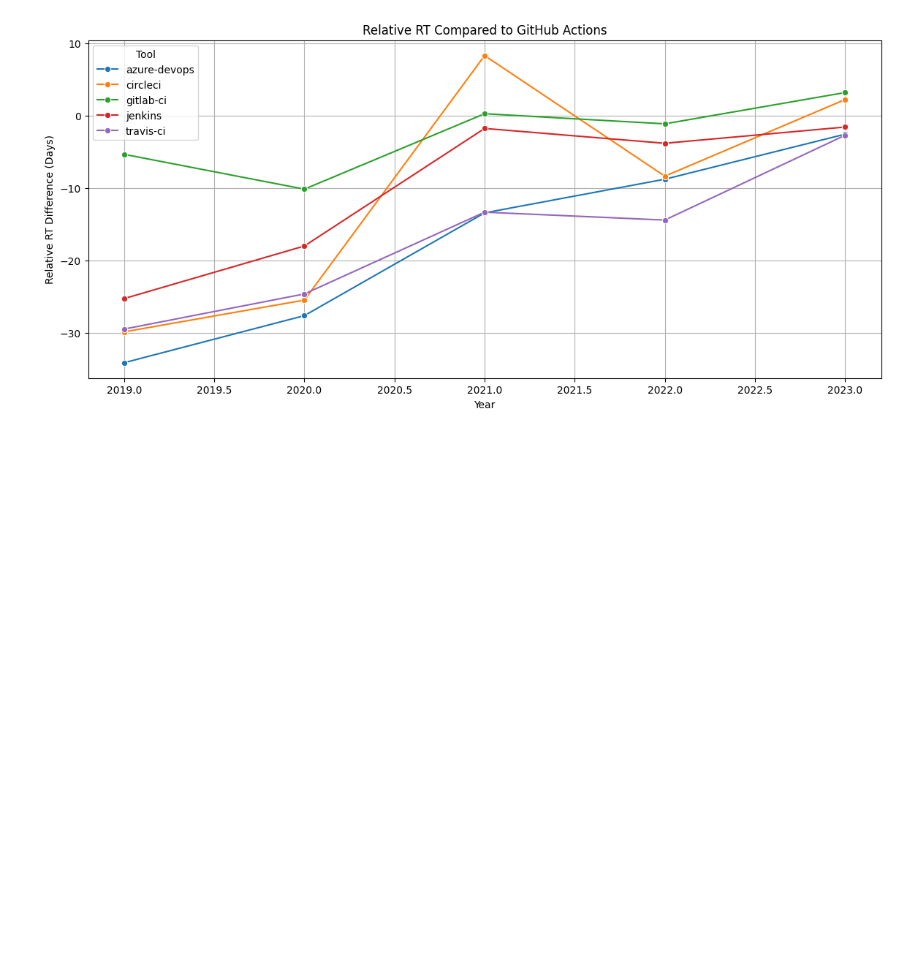
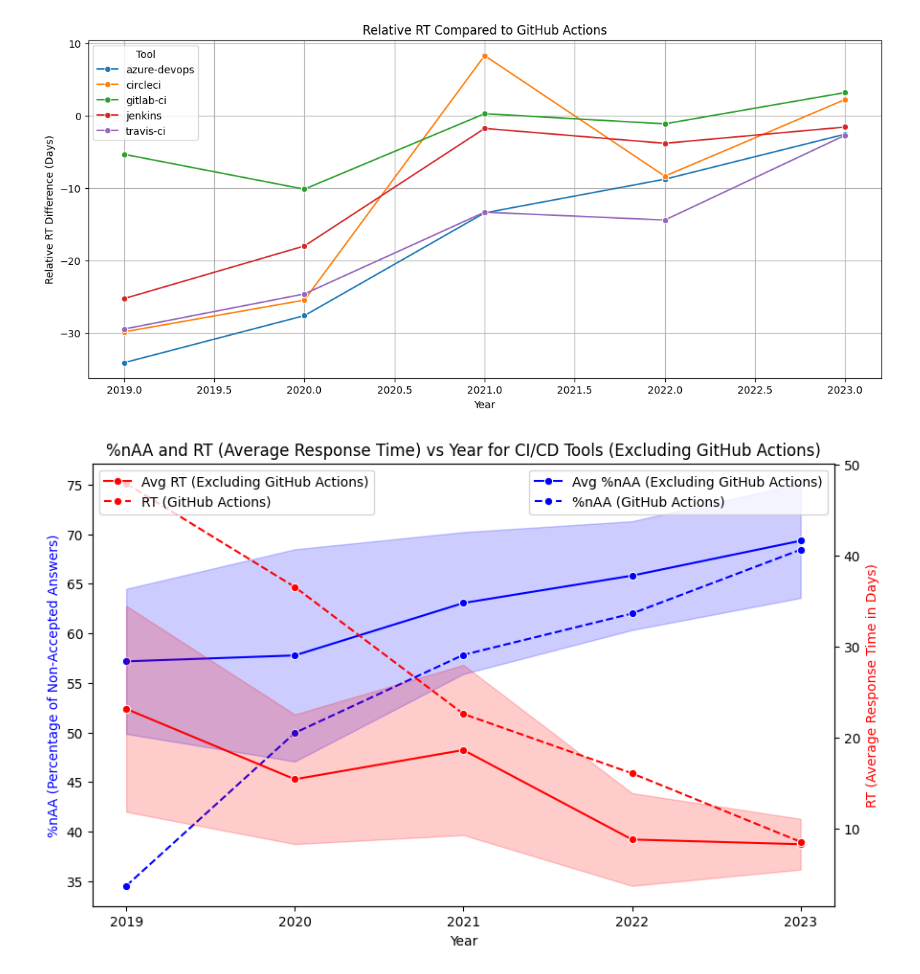
Before and after one commit to sandro-hernandez/GA_Developer_Needs_replication_package, a Jupyter notebook: RQ1_Relevance/ci_tools.ipynb, the cells around one changed output. Cells and saved outputs as stored; diff of their text form; code cells hidden in the pictures; blank space fills up the shorter version.

```diff
--- a/RQ1_Relevance/ci_tools.ipynb
+++ b/RQ1_Relevance/ci_tools.ipynb
@@ -830,3 +848,65 @@ plt.show()
 # %% [output]
 [figure]
 [figure]
+# %%
+# Filter the data for GitHub Actions and other tools separately
+gha_df = filtered_df[filtered_df['Tool'] == 'github-actions']
+other_tools_df = filtered_df[filtered_df['Tool'] != 'github-actions']
+
+# Calculate the average and standard deviation for %nAA and RT for all tools except GitHub Actions
+avg_other_tools = other_tools_df.groupby('Year').agg({
+    '%nAA': 'mean',
+    'RT (Average Response Time in Days)': 'mean'
+}).reset_index()
+
+std_other_tools = other_tools_df.groupby('Year').agg({
+    '%nAA': 'std',
+    'RT (Average Response Time in Days)': 'std'
+}).reset_index()
+
+# Set the figure size
+fig, ax1 = plt.subplots(figsize=(10, 6))
+
+# Plotting %nAA vs Year for other tools (average) on the primary y-axis
+sns.lineplot(x='Year', y='%nAA', data=avg_other_tools, marker='o', ax=ax1, label='Avg %nAA (Excluding GitHub Actions)', color='b')
+sns.lineplot(x='Year', y='%nAA', data=gha_df, marker='o', ax=ax1, label='%nAA (GitHub Actions)', color='blue', linestyle='--')
+
+# Adding shaded area for %nAA standard deviation
+ax1.fill_between(avg_other_tools['Year'],
+                 avg_other_tools['%nAA'] - std_other_tools['%nAA'],
+                 avg_other_tools['%nAA'] + std_other_tools['%nAA'],
+                 color='b', alpha=0.2)
+
+# Creating a second y-axis for RT
+ax2 = ax1.twinx()
+
+# Plotting RT vs Year for other tools (average) on the second y-axis
+sns.lineplot(x='Year', y='RT (Average Response Time in Days)', data=avg_other_tools, marker='o', ax=ax2, label='Avg RT (Excluding GitHub Actions)', color='r')
+sns.lineplot(x='Year', y='RT (Average Response Time in Days)', data=gha_df, marker='o', ax=ax2, label='RT (GitHub Actions)', color='red', linestyle='--')
+
+# Adding shaded area for RT standard deviation
+ax2.fill_between(avg_other_tools['Year'],
+                 avg_other_tools['RT (Average Response Time in Days)'] - std_other_tools['RT (Average Response Time in Days)'],
+                 avg_other_tools['RT (Average Response Time in Days)'] + std_other_tools['RT (Average Response Time in Days)'],
+                 color='r', alpha=0.2)
+
+# Labels and title
+plt.title('%nAA and RT (Average Response Time) vs Year for CI/CD Tools (Excluding GitHub Actions)')
+ax1.set_xlabel('Year')
+ax1.set_ylabel('%nAA (Percentage of Non-Accepted Answers)', color='b')
+ax2.set_ylabel('RT (Average Response Time in Days)', color='r')
+
+# Customizing the legends: Place the legends
+ax1.legend(loc='upper right')  # %nAA legends
+ax2.legend(loc='upper left')   # RT legends
+
+# Set x-ticks to display only specific years
+ax1.set_xticks([2019, 2020, 2021, 2022, 2023])
+
+# Save the plot to a file
+plt.savefig('figs/nAA_RT_vs_time_excluding_gha.png')
+
+# Show the plot
+plt.show()
+# %% [output]
+[figure, added]
```
Also changed, not shown: parts of 4 cells of this notebook, 32 other files.
